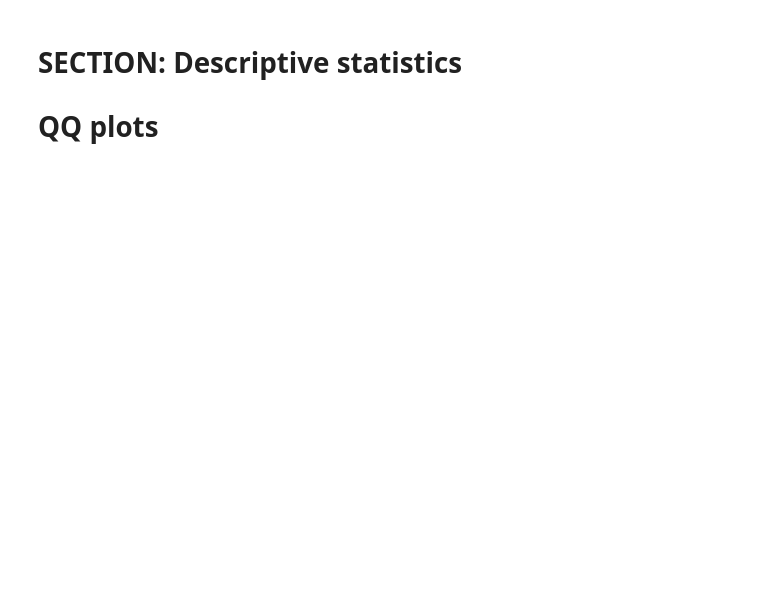
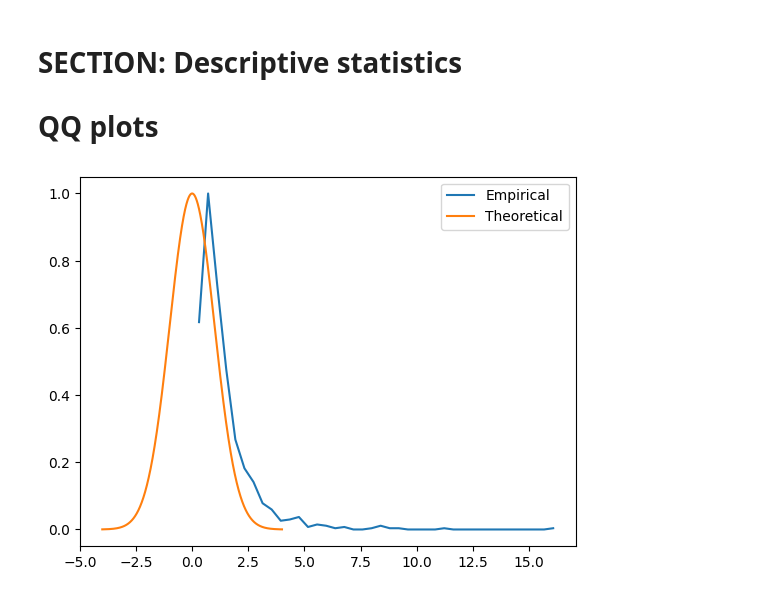
Before and after one commit to SiracencoSerghei/Statistics_and_ML, a Jupyter notebook: 2.2_descriptives/stats_descriptives_QQ.ipynb, the cells around one changed output. Cells and saved outputs as stored; diff of their text form; code cells hidden in the pictures; blank space fills up the shorter version.

Commit message:
QQ plot

```diff
--- a/2.2_descriptives/stats_descriptives_QQ.ipynb
+++ b/2.2_descriptives/stats_descriptives_QQ.ipynb
@@ -9,24 +11,28 @@ import scipy.stats as stats
 # %%
 ## generate data
 
 n    = 1000
-data = np.random.randn(n)
-# data = np.exp( np.random.randn(n)*.8 ) # log-norm distribution
+# variant1
+# data = np.random.randn(n)
+# variant2
+data = np.exp( np.random.randn(n)*.8 ) # log-norm distribution
 
 # theoretical normal distribution given N
 x = np.linspace(-4,4,10001)
 theonorm = stats.norm.pdf(x)
 theonorm = theonorm/max(theonorm)
 
 # plot histograms on top of each other
 yy,xx = np.histogram(data,40)
 yy = yy/max(yy)
 xx = (xx[:-1]+xx[1:])/2
 
 plt.plot(xx,yy,label='Empirical')
 plt.plot(x,theonorm,label='Theoretical')
 plt.legend()
 plt.show()
+# %% [output]
+[figure, added]
 # %%
 ## create a QQ plot
 
```
Also changed, not shown: parts of 3 cells of this notebook.
